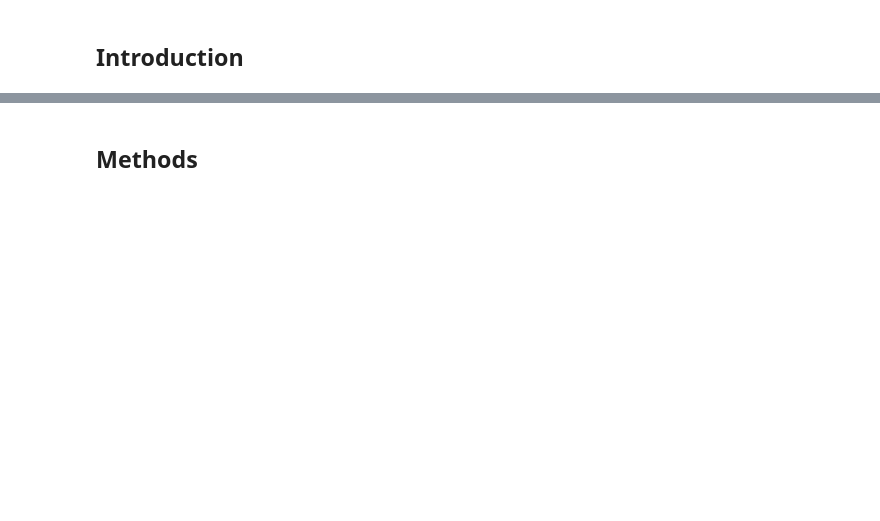
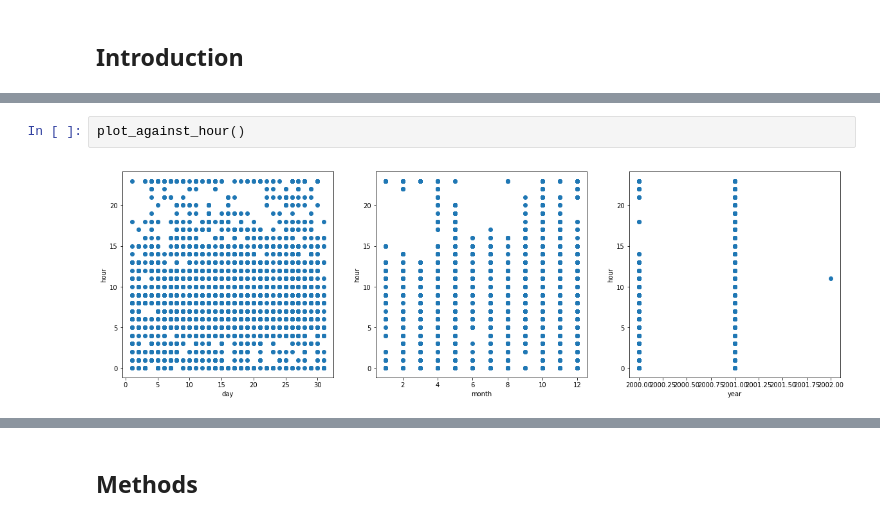
Before and after one commit to nkacirek1/Enron_Anomaly_Detection, a Jupyter notebook: TermProject.ipynb, the cells around one changed output, grey strips where cells are left out. Drawn from its saved outputs; the diff is of its cells as text; blank space fills up the shorter version.

```diff
--- a/TermProject.ipynb
+++ b/TermProject.ipynb
@@ -10,0 +80,4 @@ I'm very interested in the grammar, or lack thereof, used in tweets.  I will try
+# %%
+plot_against_hour()
+# %% [output]
+[figure, added]
```
Also changed, not shown: parts of 45 cells of this notebook.
